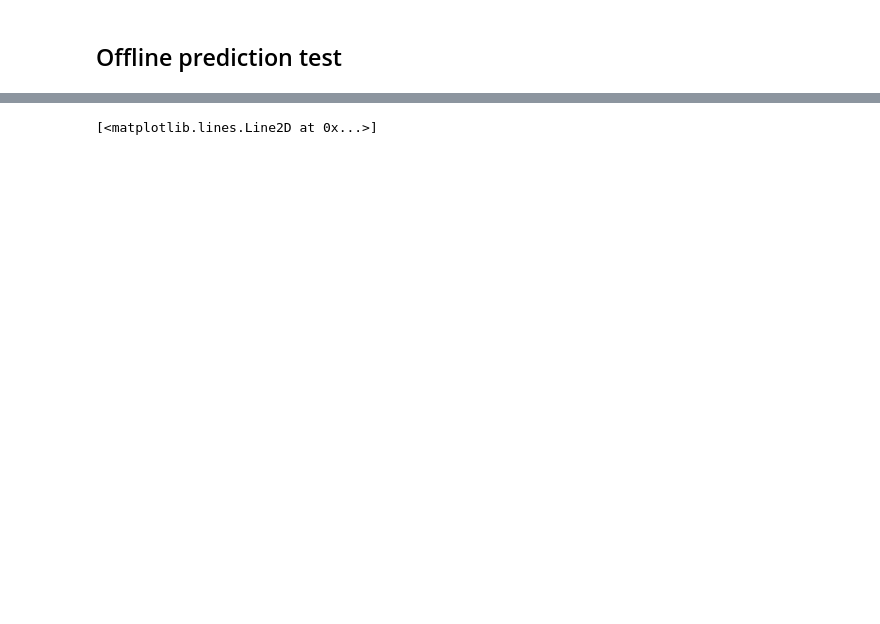
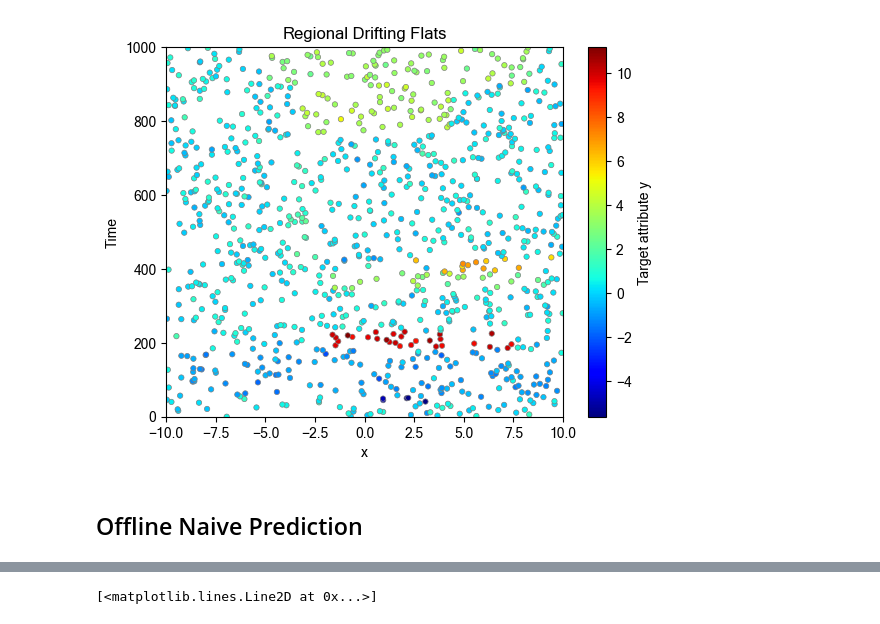
Before and after one commit to hossein-haeri/msmsa, a Jupyter notebook: dth_run.ipynb, the cells around one changed output, grey strips where cells are left out. Cells and saved outputs as stored; diff of their text form; code cells hidden in the pictures; blank space fills up the shorter version.

```diff
--- a/dth_run.ipynb
+++ b/dth_run.ipynb
@@ -154,2 +156,46 @@ plt.show()
+# %%
+import stream_generator
+%matplotlib inline
+# reload stream_generator
+importlib.reload(stream_generator)
+synthetic_param = {'noise_var': 0.5, # [0, 1, 2, 3, 4, 5]
+                    'stream_size': 1_000,
+                    'drift_prob':0.01,
+                    'dim': 1}
+
+# seed = np.random.randint(0, 1000)
+stream = stream_generator.regional_drift(synthetic_param, seed=None)
+x = np.array([item[0] for item in stream]).squeeze()
+y = np.array([item[1] for item in stream])
+t = np.arange(len(x))
+
+
+num_samples = len(x)
+# Make a stream of samples
+stream = []
+for i in range(num_samples):
+    stream.append((x[i], y[i], t[i], None))
+# sort samples in the stream by time
+stream.sort(key=lambda sample: sample[2])
+vmin = min(y)
+vmax = max(y)
+
+
+# make a colorbar
+plt.close('all')
+plt.rcParams["font.family"] = "Microsoft Sans Serif"
+
+plt.scatter(x, t, c=y, s=15, cmap='jet',vmin=vmin, vmax=vmax, edgecolor='gray', linewidth=0.5)
+plt.colorbar(label='Target attribute y')
+
+
+plt.xlim(-10, 10)
+plt.ylim(0, 1000)
+plt.title('Regional Drifting Flats')
+plt.xlabel('x')
+plt.ylabel('Time')
+plt.show()
+# %% [output]
+[figure, added]
 # %% [markdown]
-## Offline prediction test
+## Offline Naive Prediction
```
Also changed, not shown: parts of 4 cells of this notebook, 30 other files.
